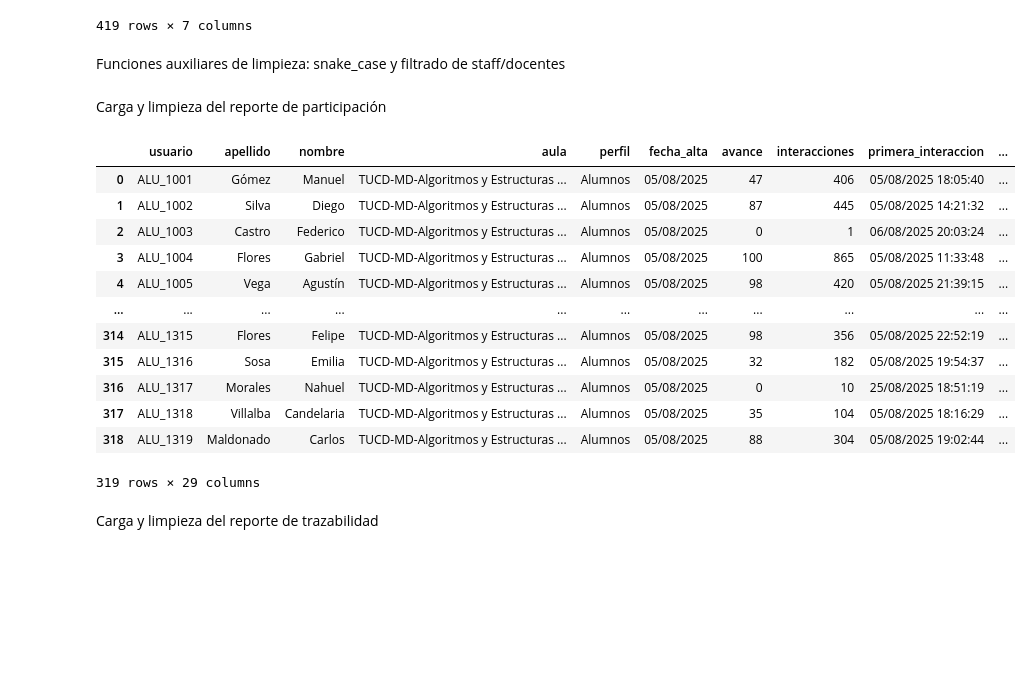
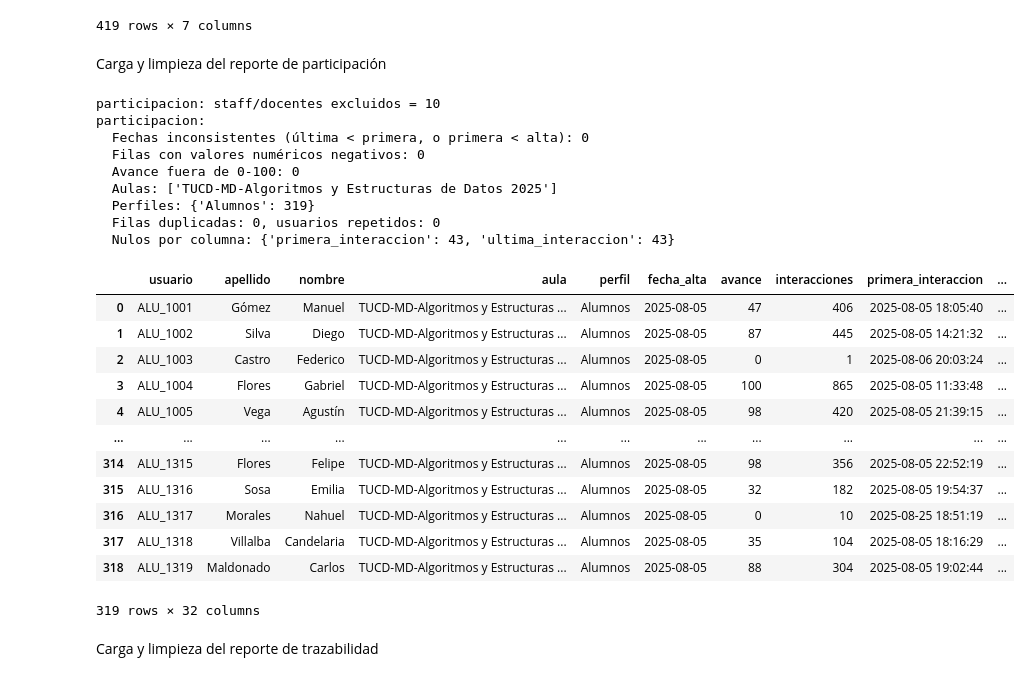
Before and after one commit to aronfraga/py.tpf.business.analytics, a Jupyter notebook: jupyter/algoritmosestructuras.ipynb, the cells around one changed output. Saved outputs shown, nothing was run; the diff lists cells and outputs as text; code cells hidden in the pictures; blank space fills up the shorter version.

Commit message:
Preprocesamiento matriculados y algoritmos mejorado

```diff
--- a/jupyter/algoritmosestructuras.ipynb
+++ b/jupyter/algoritmosestructuras.ipynb
@@ -96,47 +102,44 @@ calificaciones_alumnos_20251024_115538.xlsx: filas duplicadas = 0, usuarios repe
 | 417 | calificaciones_alumnos_20251024_1... | ALU_1293 | Acosta | Diego | aprobada | 100.0 | 100.0 |
 | 418 | calificaciones_alumnos_20251024_1... | ALU_1315 | Flores | Felipe | aprobada | 90.0 | 100.0 |
 419 rows × 7 columns
-# %% [markdown]
-Funciones auxiliares de limpieza: snake_case y filtrado de staff/docentes
-# %%
-def a_snake_case(columnas):
-    # Minúsculas, sin tildes y con "_" en lugar de espacios u otros símbolos
-    return (columnas.str.strip().str.lower()
-            .str.normalize("NFKD").str.encode("ascii", "ignore").str.decode("ascii")
-            .str.replace(r"\W+", "_", regex=True))
-
-
-def limpiar_reporte(df):
-    df.columns = a_snake_case(df.columns)
-    df = df.dropna(how="all").dropna(axis=1, how="all").dropna(subset=["usuario", "apellido", "nombre"])
-    return df[~df["usuario"].str.startswith(("STAFF", "DOC"))].reset_index(drop=True)
 # %% [markdown]
 Carga y limpieza del reporte de participación
 # %%
 archivo = next(Path("../data/algoritmosestructuras").glob("reporte_participacion*.xlsx"))
 df_participacion = pd.read_excel(archivo, header=[5, 6])
 # Encabezado de dos niveles (ej. "Encuestas" / "Cantidad"): se unen en un solo nombre
 df_participacion.columns = pd.Index(
     [" ".join(n for n in col if not n.startswith("Unnamed")) for col in df_participacion.columns]
 )
-df_participacion = limpiar_reporte(df_participacion)
+
+df_participacion = limpiar_reporte(df_participacion, "participacion")
+df_participacion = procesar_participacion(df_participacion)
 
 df_participacion.to_parquet("../data/algoritmosestructuras/participacion_algoritmos.parquet", index=False)
 df_participacion
 # %% [output]
+participacion: staff/docentes excluidos = 10
+participacion:
+  Fechas inconsistentes (última < primera, o primera < alta): 0
+  Filas con valores numéricos negativos: 0
+  Avance fuera de 0-100: 0
+  Aulas: ['TUCD-MD-Algoritmos y Estructuras de Datos 2025']
+  Perfiles: {'Alumnos': 319}
+  Filas duplicadas: 0, usuarios repetidos: 0
+  Nulos por columna: {'primera_interaccion': 43, 'ultima_interaccion': 43}
 |  | usuario | apellido | nombre | aula | perfil | fecha_alta | avance | interacciones | primera_interaccion | ... |
-| 0 | ALU_1001 | Gómez | Manuel | TUCD-MD-Algoritmos y Estructuras ... | Alumnos | 05/08/2025 | 47 | 406 | 05/08/2025 18:05:40 | ... |
-| 1 | ALU_1002 | Silva | Diego | TUCD-MD-Algoritmos y Estructuras ... | Alumnos | 05/08/2025 | 87 | 445 | 05/08/2025 14:21:32 | ... |
-| 2 | ALU_1003 | Castro | Federico | TUCD-MD-Algoritmos y Estructuras ... | Alumnos | 05/08/2025 | 0 | 1 | 06/08/2025 20:03:24 | ... |
-| 3 | ALU_1004 | Flores | Gabriel | TUCD-MD-Algoritmos y Estructuras ... | Alumnos | 05/08/2025 | 100 | 865 | 05/08/2025 11:33:48 | ... |
-| 4 | ALU_1005 | Vega | Agustín | TUCD-MD-Algoritmos y Estructuras ... | Alumnos | 05/08/2025 | 98 | 420 | 05/08/2025 21:39:15 | ... |
+| 0 | ALU_1001 | Gómez | Manuel | TUCD-MD-Algoritmos y Estructuras ... | Alumnos | 2025-08-05 | 47 | 406 | 2025-08-05 18:05:40 | ... |
+| 1 | ALU_1002 | Silva | Diego | TUCD-MD-Algoritmos y Estructuras ... | Alumnos | 2025-08-05 | 87 | 445 | 2025-08-05 14:21:32 | ... |
+| 2 | ALU_1003 | Castro | Federico | TUCD-MD-Algoritmos y Estructuras ... | Alumnos | 2025-08-05 | 0 | 1 | 2025-08-06 20:03:24 | ... |
+| 3 | ALU_1004 | Flores | Gabriel | TUCD-MD-Algoritmos y Estructuras ... | Alumnos | 2025-08-05 | 100 | 865 | 2025-08-05 11:33:48 | ... |
+| 4 | ALU_1005 | Vega | Agustín | TUCD-MD-Algoritmos y Estructuras ... | Alumnos | 2025-08-05 | 98 | 420 | 2025-08-05 21:39:15 | ... |
 | ... | ... | ... | ... | ... | ... | ... | ... | ... | ... | ... |
-| 314 | ALU_1315 | Flores | Felipe | TUCD-MD-Algoritmos y Estructuras ... | Alumnos | 05/08/2025 | 98 | 356 | 05/08/2025 22:52:19 | ... |
-| 315 | ALU_1316 | Sosa | Emilia | TUCD-MD-Algoritmos y Estructuras ... | Alumnos | 05/08/2025 | 32 | 182 | 05/08/2025 19:54:37 | ... |
-| 316 | ALU_1317 | Morales | Nahuel | TUCD-MD-Algoritmos y Estructuras ... | Alumnos | 05/08/2025 | 0 | 10 | 25/08/2025 18:51:19 | ... |
-| 317 | ALU_1318 | Villalba | Candelaria | TUCD-MD-Algoritmos y Estructuras ... | Alumnos | 05/08/2025 | 35 | 104 | 05/08/2025 18:16:29 | ... |
-| 318 | ALU_1319 | Maldonado | Carlos | TUCD-MD-Algoritmos y Estructuras ... | Alumnos | 05/08/2025 | 88 | 304 | 05/08/2025 19:02:44 | ... |
+| 314 | ALU_1315 | Flores | Felipe | TUCD-MD-Algoritmos y Estructuras ... | Alumnos | 2025-08-05 | 98 | 356 | 2025-08-05 22:52:19 | ... |
+| 315 | ALU_1316 | Sosa | Emilia | TUCD-MD-Algoritmos y Estructuras ... | Alumnos | 2025-08-05 | 32 | 182 | 2025-08-05 19:54:37 | ... |
+| 316 | ALU_1317 | Morales | Nahuel | TUCD-MD-Algoritmos y Estructuras ... | Alumnos | 2025-08-05 | 0 | 10 | 2025-08-25 18:51:19 | ... |
+| 317 | ALU_1318 | Villalba | Candelaria | TUCD-MD-Algoritmos y Estructuras ... | Alumnos | 2025-08-05 | 35 | 104 | 2025-08-05 18:16:29 | ... |
+| 318 | ALU_1319 | Maldonado | Carlos | TUCD-MD-Algoritmos y Estructuras ... | Alumnos | 2025-08-05 | 88 | 304 | 2025-08-05 19:02:44 | ... |
-319 rows × 29 columns
+319 rows × 32 columns
 # %% [markdown]
 Carga y limpieza del reporte de trazabilidad
 # %%
```
Also changed, not shown: parts of 6 cells of this notebook, 9 other files.
